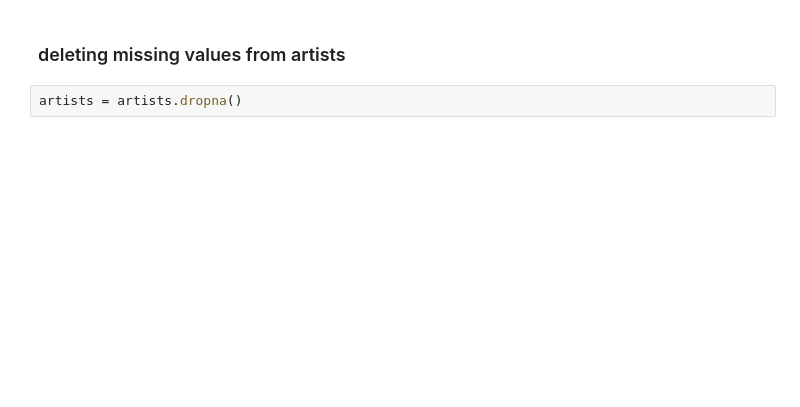
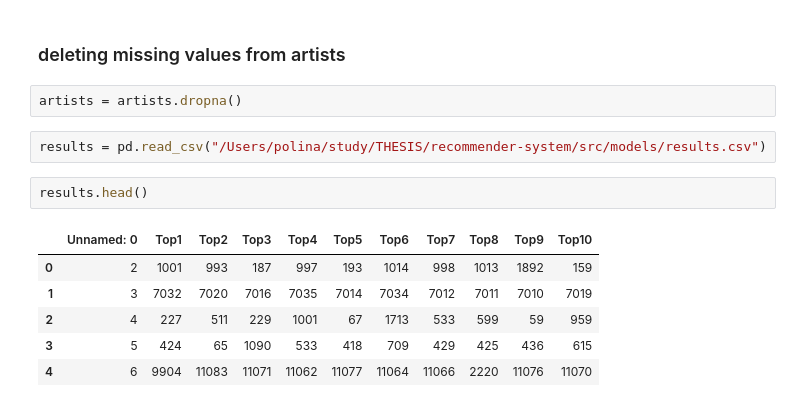
Before and after one commit to theosoka/recommender-system, a Jupyter notebook: notebooks/exploratory/hetrec2011-yadata-profile-reports.ipynb, the cells around one changed output. Cells and saved outputs as stored; diff of their text form; blank space fills up the shorter version.

```diff
--- a/notebooks/exploratory/hetrec2011-yadata-profile-reports.ipynb
+++ b/notebooks/exploratory/hetrec2011-yadata-profile-reports.ipynb
@@ -90,3 +109,14 @@ sns.histplot(user_artists.weight, bins = 50, kde = True)
 ### deleting missing values from artists
 # %%
 artists = artists.dropna()
+# %%
+results = pd.read_csv("/Users/polina/study/THESIS/recommender-system/src/models/results.csv")
+# %%
+results.head()
+# %% [output]
+|  | Unnamed: 0 | Top1 | Top2 | Top3 | Top4 | Top5 | Top6 | Top7 | Top8 | Top9 | Top10 |
+| 0 | 2 | 1001 | 993 | 187 | 997 | 193 | 1014 | 998 | 1013 | 1892 | 159 |
+| 1 | 3 | 7032 | 7020 | 7016 | 7035 | 7014 | 7034 | 7012 | 7011 | 7010 | 7019 |
+| 2 | 4 | 227 | 511 | 229 | 1001 | 67 | 1713 | 533 | 599 | 59 | 959 |
+| 3 | 5 | 424 | 65 | 1090 | 533 | 418 | 709 | 429 | 425 | 436 | 615 |
+| 4 | 6 | 9904 | 11083 | 11071 | 11062 | 11077 | 11064 | 11066 | 2220 | 11076 | 11070 |
```
Also changed, not shown: parts of 7 cells of this notebook.
